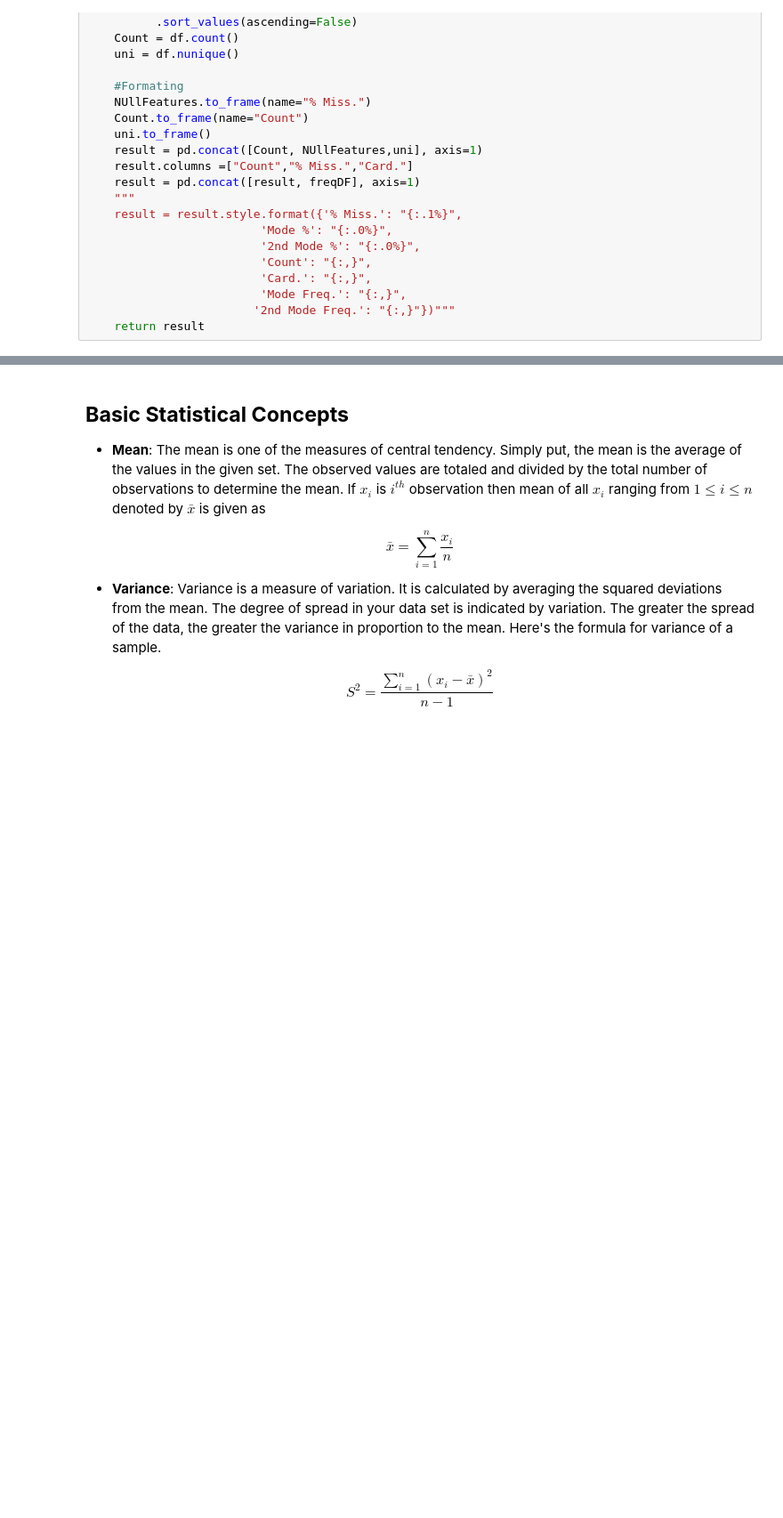
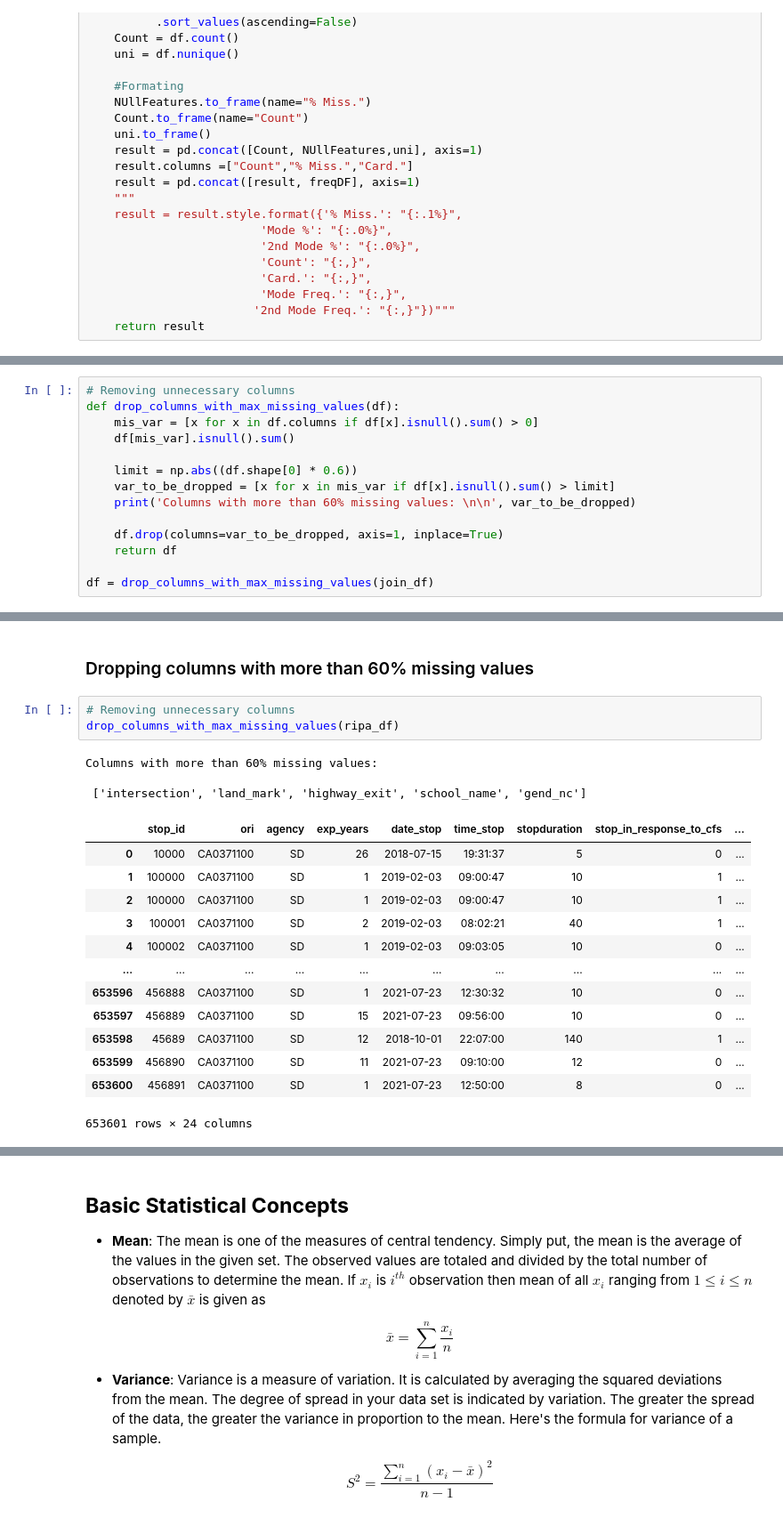
Before and after one commit to zalvatore/Predicting_Police_Activity, a Jupyter notebook: Importing_data.ipynb, the cells around one changed output, grey strips where cells are left out. Shown at 89% size. Drawn from its saved outputs; the diff is of its cells as text; blank space fills up the shorter version.

```diff
--- a/Importing_data.ipynb
+++ b/Importing_data.ipynb
@@ -705,0 +697,14 @@ DQR_Calls
+# %%
+# Removing unnecessary columns
+def drop_columns_with_max_missing_values(df):
+    mis_var = [x for x in df.columns if df[x].isnull().sum() > 0]
+    df[mis_var].isnull().sum()
+
+    limit = np.abs((df.shape[0] * 0.6))
+    var_to_be_dropped = [x for x in mis_var if df[x].isnull().sum() > limit]
+    print('Columns with more than 60% missing values: \n\n', var_to_be_dropped)
+
+    df.drop(columns=var_to_be_dropped, axis=1, inplace=True)
+    return df
+
+df = drop_columns_with_max_missing_values(join_df)
@@ -705,0 +838,22 @@ DQR_Calls
+# %% [markdown]
+### Dropping columns with more than 60% missing values
+# %%
+# Removing unnecessary columns
+drop_columns_with_max_missing_values(ripa_df)
+# %% [output]
+Columns with more than 60% missing values:
+
+ ['intersection', 'land_mark', 'highway_exit', 'school_name', 'gend_nc']
+|  | stop_id | ori | agency | exp_years | date_stop | time_stop | stopduration | stop_in_response_to_cfs | ... |
+| 0 | 10000 | CA0371100 | SD | 26 | 2018-07-15 | 19:31:37 | 5 | 0 | ... |
+| 1 | 100000 | CA0371100 | SD | 1 | 2019-02-03 | 09:00:47 | 10 | 1 | ... |
+| 2 | 100000 | CA0371100 | SD | 1 | 2019-02-03 | 09:00:47 | 10 | 1 | ... |
+| 3 | 100001 | CA0371100 | SD | 2 | 2019-02-03 | 08:02:21 | 40 | 1 | ... |
+| 4 | 100002 | CA0371100 | SD | 1 | 2019-02-03 | 09:03:05 | 10 | 0 | ... |
+| ... | ... | ... | ... | ... | ... | ... | ... | ... | ... |
+| 653596 | 456888 | CA0371100 | SD | 1 | 2021-07-23 | 12:30:32 | 10 | 0 | ... |
+| 653597 | 456889 | CA0371100 | SD | 15 | 2021-07-23 | 09:56:00 | 10 | 0 | ... |
+| 653598 | 45689 | CA0371100 | SD | 12 | 2018-10-01 | 22:07:00 | 140 | 1 | ... |
+| 653599 | 456890 | CA0371100 | SD | 11 | 2021-07-23 | 09:10:00 | 12 | 0 | ... |
+| 653600 | 456891 | CA0371100 | SD | 1 | 2021-07-23 | 12:50:00 | 8 | 0 | ... |
+653601 rows × 24 columns
```
Also changed, not shown: parts of 36 cells of this notebook.
